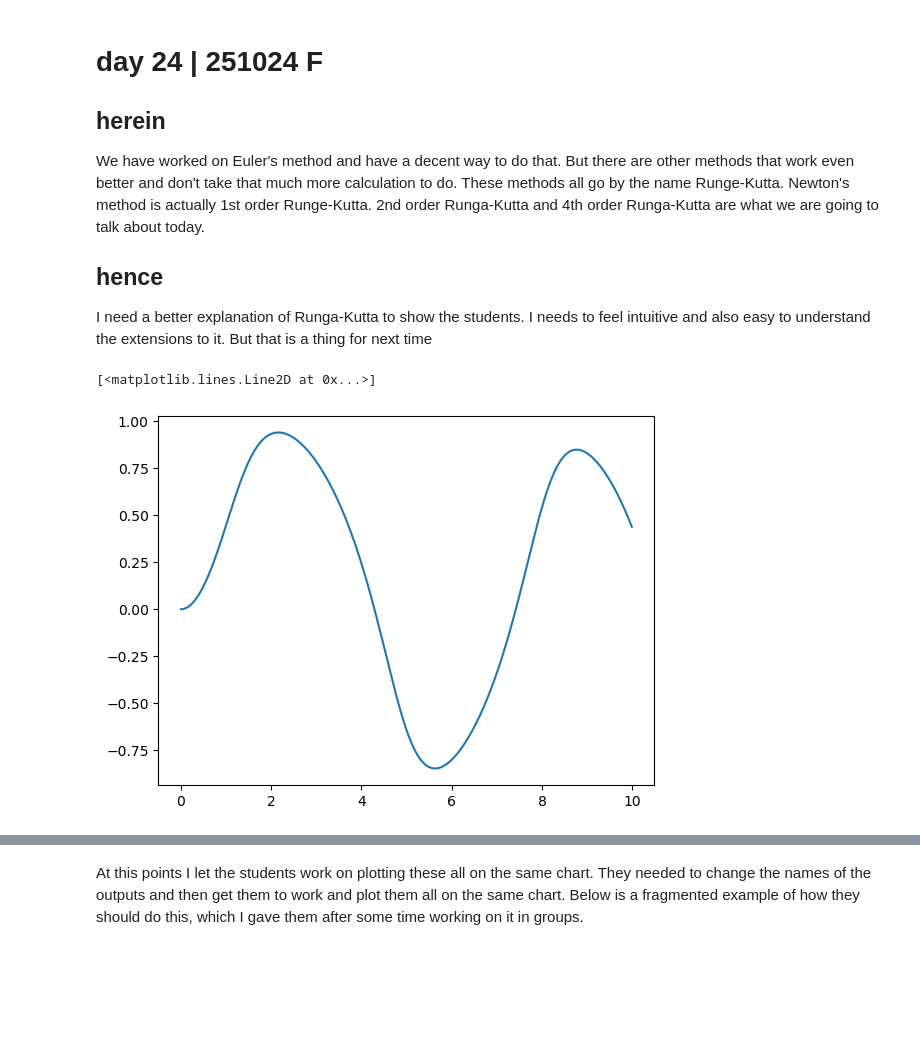
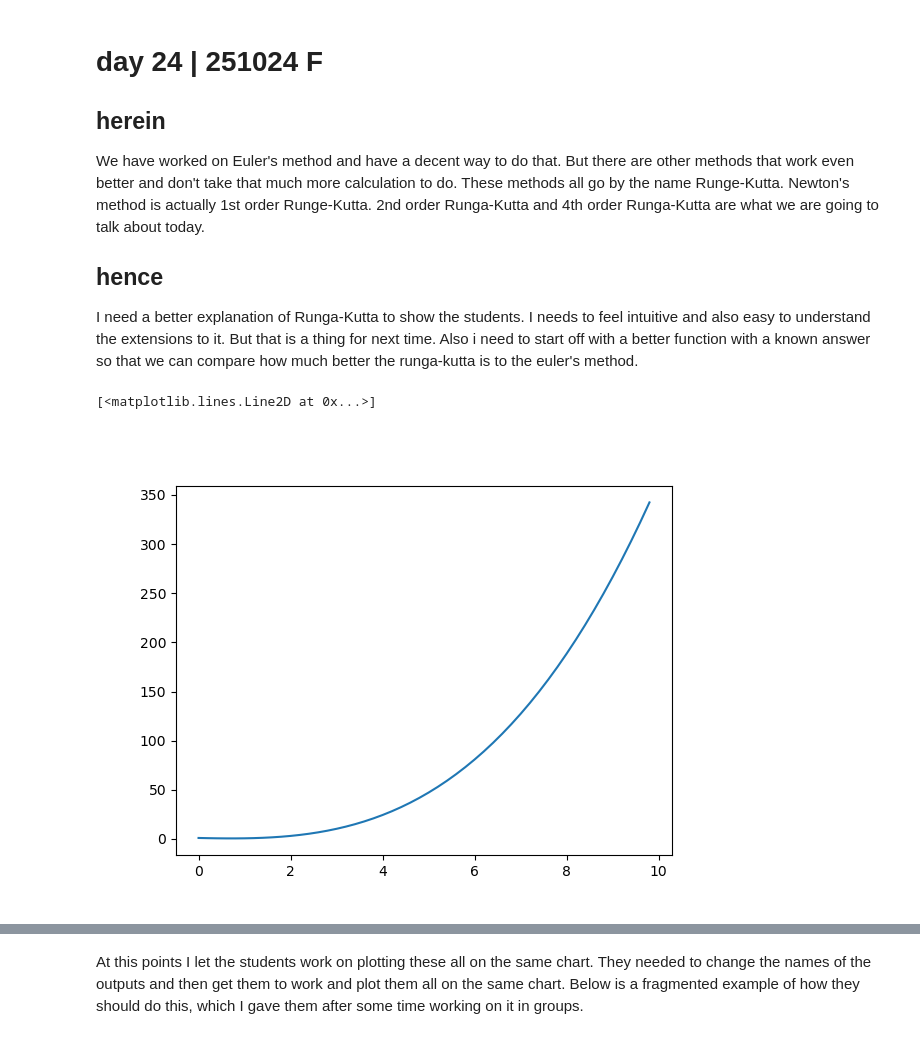
Before and after one commit to ehremington/390-2025-fall, a Jupyter notebook: develop/day24.ipynb, the cells around one changed output, grey strips where cells are left out. Cells and saved outputs as stored; diff of their text form; code cells hidden in the pictures; blank space fills up the shorter version.

```diff
--- a/develop/day24.ipynb
+++ b/develop/day24.ipynb
@@ -7,5 +7,6 @@ We have worked on Euler's method and have a decent way to do that. But there are
 
 ## hence
 
-I need a better explanation of Runga-Kutta to show the students. I needs to feel intuitive and also easy to understand the extensions to it. But that is a thing for next time
+
+I need a better explanation of Runga-Kutta to show the students. I needs to feel intuitive and also easy to understand the extensions to it. But that is a thing for next time. Also i need to start off with a better function with a known answer so that we can compare how much better the runga-kutta is to the euler's method.
 # %%
@@ -14,30 +16,31 @@ import matplotlib.pyplot as plt
 # %%
 # Euler's Method
 
 # define the differential equation
-def f(x_, y_): # dy/dx
-    return(-y_**3+np.sin(x_))
+def f(x_, t_): # dx/dt
+    # return(-x_**3+np.sin(t_))
+    return(t_**2+t_-1)
 
 # define the boundary condition
 a = 0.0
 b = 10.0
-N = 1000
-dx = (b-a)/N
+N = 50
+dt = (b-a)/N
 
-y = 0.0 # initial condition
+x = 1.0 # initial condition
 
-xpoints = np.arange(a, b, dx)
-ypoints = []
+tpoints = np.arange(a, b, dt)
+xpointsE = []
 
-for i in xpoints:
-    ypoints.append(y)
-    y = y + f(i, y) * dx
+for i in tpoints:
+    xpointsE.append(x)
+    x = x + f(x, i) * dt
+
+fig0, ax0 = plt.subplots()
+ax0.plot(tpoints, xpointsE)
+# %% [output]
+[<matplotlib.lines.Line2D at 0x...>]
+[figure, added]
-# %%
-fig0, ax0 = plt.subplots()
-ax0.plot(xpoints, ypoints)
-# %% [output]
-[<matplotlib.lines.Line2D at 0x...>]
-[figure, removed]
 # %%
 # Runge-Kutta 2nd order
 
```
Also changed, not shown: parts of 7 cells of this notebook, 12 other files.
